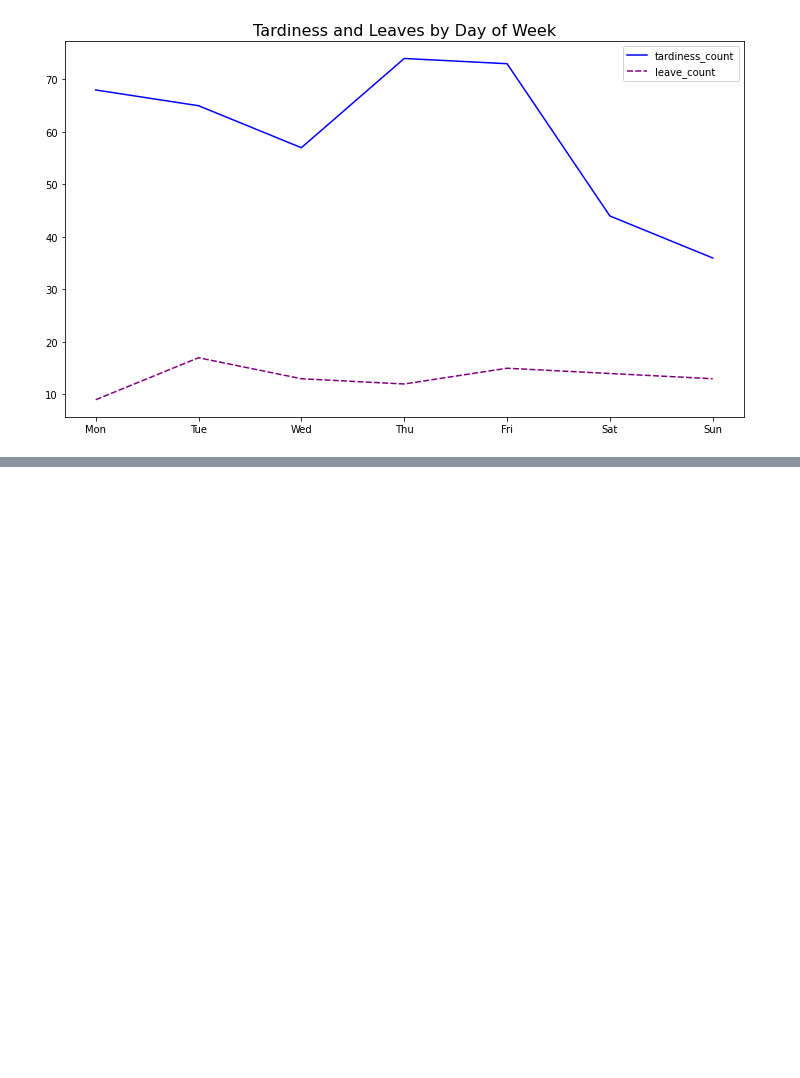
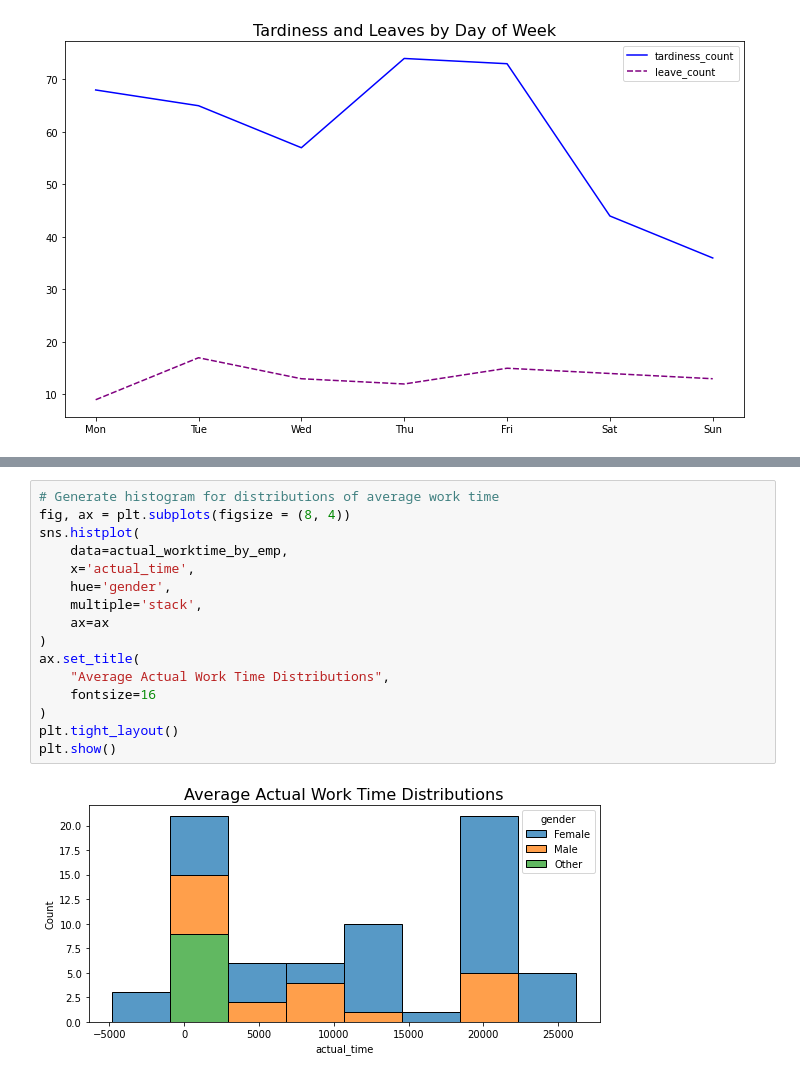
Before and after one commit to ebernardino01/DataAnalystPortfolio, a Jupyter notebook: Clockster/Clockster_Data_Analysis_Notebook.ipynb, the cells around one changed output, grey strips where cells are left out. Saved outputs shown, nothing was run; the diff lists cells and outputs as text; blank space fills up the shorter version.

Commit message:
Additional visualizations

```diff
--- a/Clockster/Clockster_Data_Analysis_Notebook.ipynb
+++ b/Clockster/Clockster_Data_Analysis_Notebook.ipynb
@@ -933,3 +935,21 @@ plt.tight_layout()
 plt.show()
 # %% [output]
 [figure]
+# %%
+# Generate histogram for distributions of average work time
+fig, ax = plt.subplots(figsize = (8, 4))
+sns.histplot(
+    data=actual_worktime_by_emp,
+    x='actual_time',
+    hue='gender',
+    multiple='stack',
+    ax=ax
+)
+ax.set_title(
+    "Average Actual Work Time Distributions",
+    fontsize=16
+)
+plt.tight_layout()
+plt.show()
+# %% [output]
+[figure, added]
```
Also changed, not shown: parts of 2 cells of this notebook.
